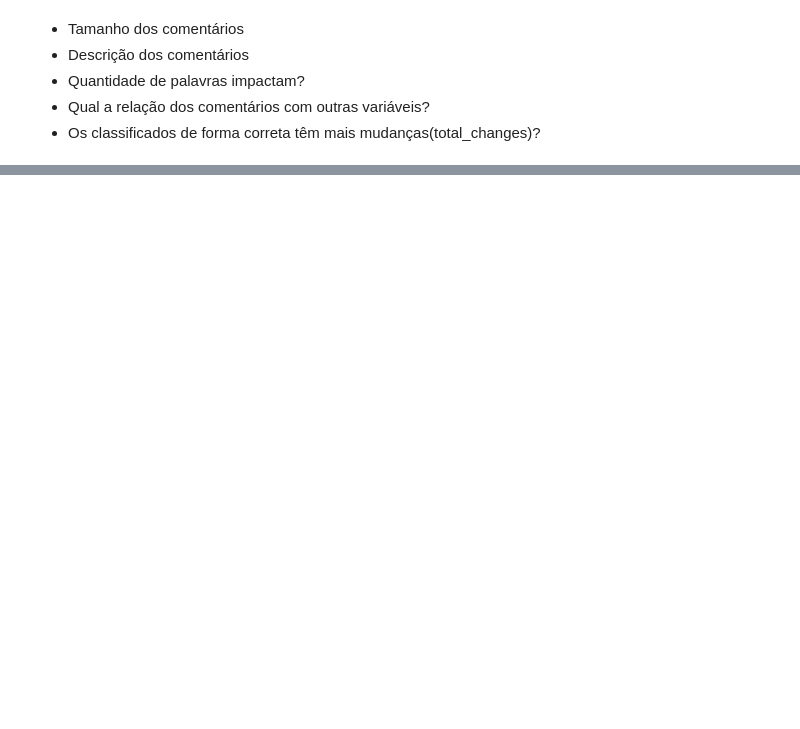
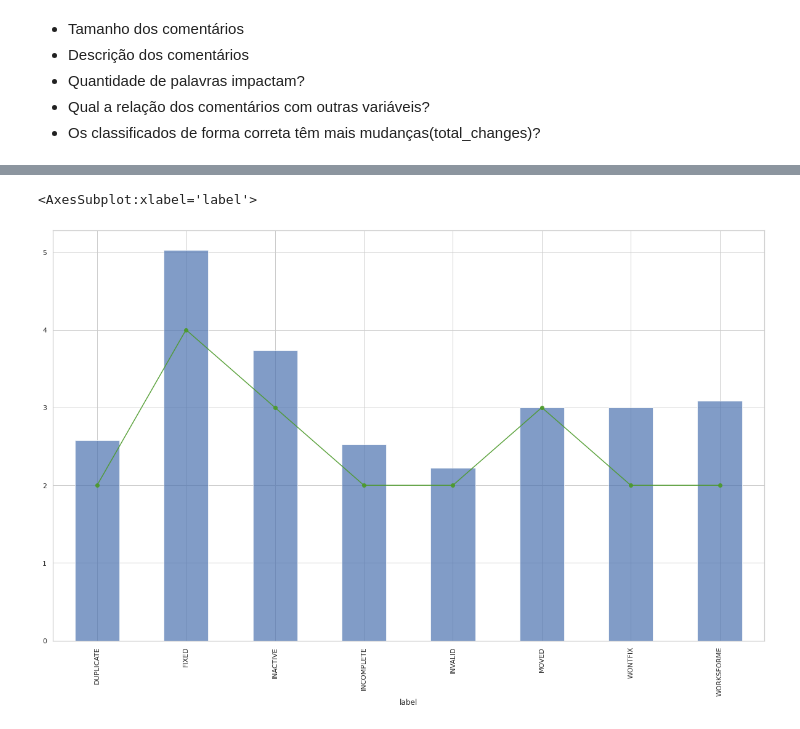
Before and after one commit to manoelf/master-research-bugreport, a Jupyter notebook: notebook/bug-report-investigatin-bugzilla.ipynb, the cells around one changed output, grey strips where cells are left out. Cells and saved outputs as stored; diff of their text form; code cells hidden in the pictures; blank space fills up the shorter version.

```diff
--- a/notebook/bug-report-investigatin-bugzilla.ipynb
+++ b/notebook/bug-report-investigatin-bugzilla.ipynb
@@ -549,0 +600,4 @@ data_eda[(data_eda['label'] == 'INCOMPLETE')][(data_eda["label"] == data_eda["pr
+# %%
+df = data_eda[['label', 'total_users_commenting']].groupby('label').mean()
+df['median'] = data_eda[['label', 'total_users_commenting']].groupby('label').median()['total_users_commenting']
+df
@@ -549,0 +628,7 @@ data_eda[(data_eda['label'] == 'INCOMPLETE')][(data_eda["label"] == data_eda["pr
+# %%
+fig, ax = plt.subplots()
+df['median'].plot(ax=ax, marker='o', ls='-', color='#4C9A2A', alpha = 0.9)
+df['total_users_commenting'].plot(kind='bar', ax=ax, alpha=0.7)
+# %% [output]
+<AxesSubplot:xlabel='label'>
+[figure, added]
```
Also changed, not shown: parts of 13 cells of this notebook.
